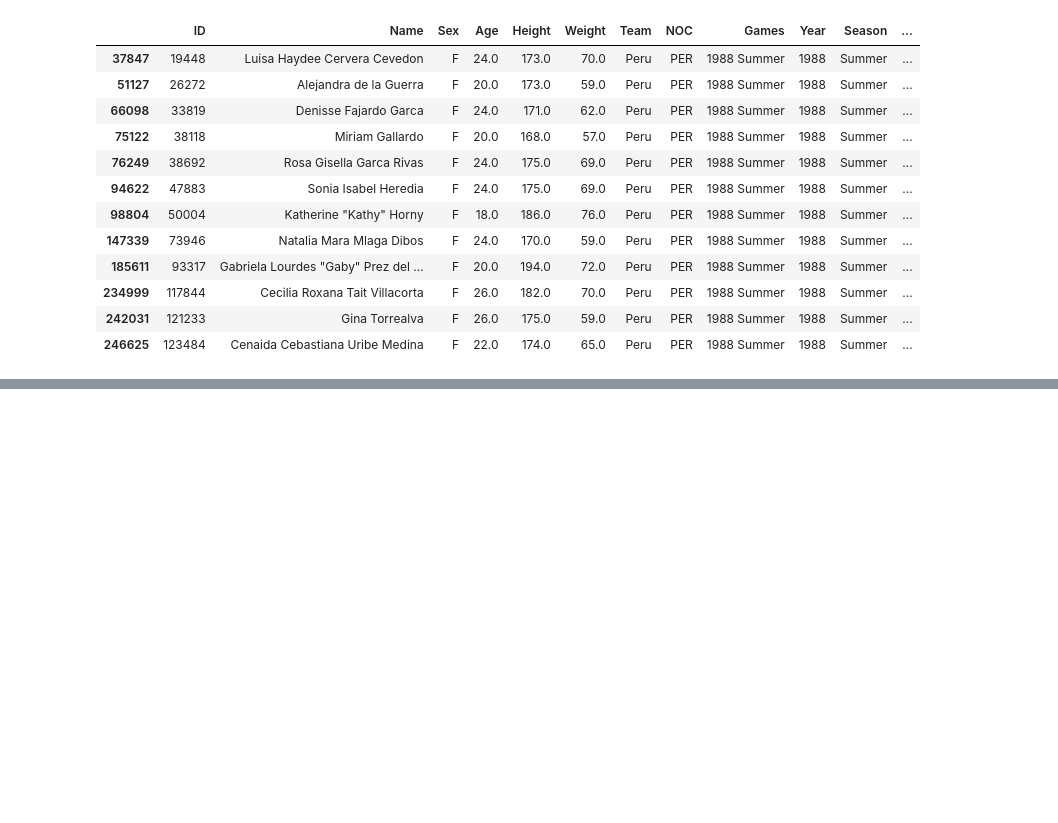
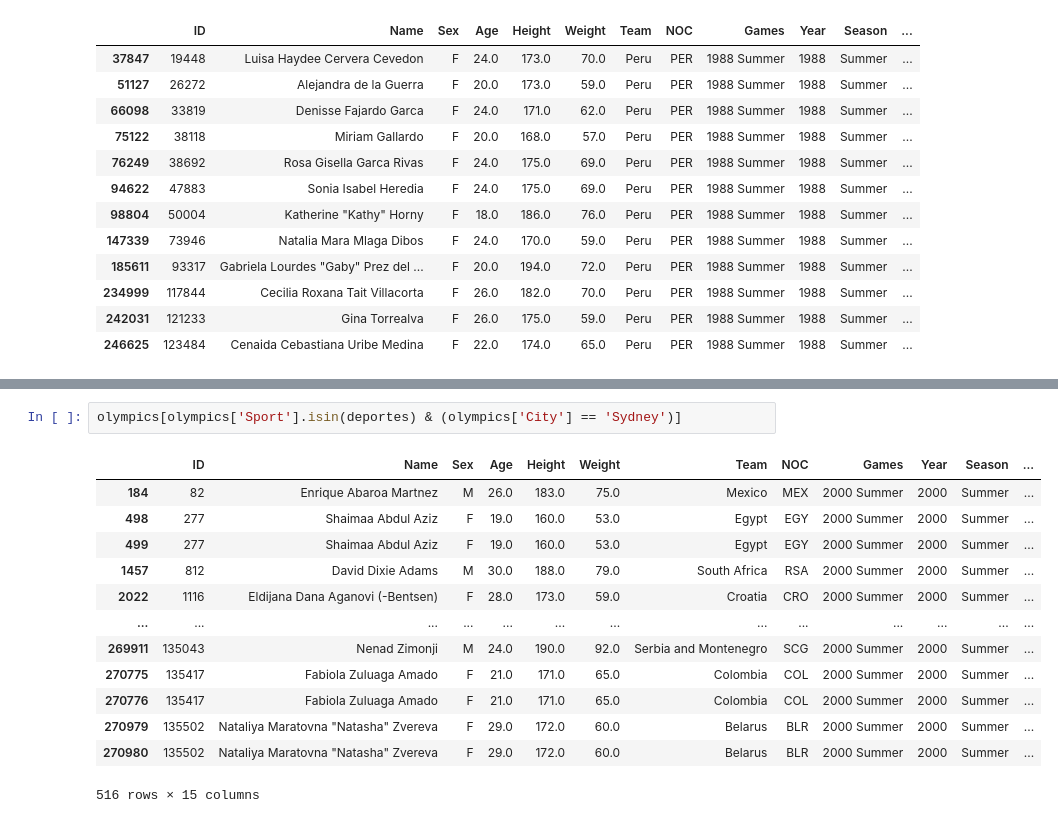
Before and after one commit to oscargbocanegra/learning, a Jupyter notebook: MachineLearning/c-udemy-analisis-datos-python-3/notebooks/04-manipulacion-datos-pandas.ipynb, the cells around one changed output, grey strips where cells are left out. Cells and saved outputs as stored; diff of their text form; blank space fills up the shorter version.

```diff
--- a/MachineLearning/c-udemy-analisis-datos-python-3/notebooks/04-manipulacion-datos-pandas.ipynb
+++ b/MachineLearning/c-udemy-analisis-datos-python-3/notebooks/04-manipulacion-datos-pandas.ipynb
@@ -103,0 +159,16 @@ olympics.query('(NOC == "PER") & (Sport == "Volleyball") & (Year == 1988) & (Med
+# %%
+olympics[olympics['Sport'].isin(deportes) & (olympics['City'] == 'Sydney')]
+# %% [output]
+|  | ID | Name | Sex | Age | Height | Weight | Team | NOC | Games | Year | Season | ... |
+| 184 | 82 | Enrique Abaroa Martnez | M | 26.0 | 183.0 | 75.0 | Mexico | MEX | 2000 Summer | 2000 | Summer | ... |
+| 498 | 277 | Shaimaa Abdul Aziz | F | 19.0 | 160.0 | 53.0 | Egypt | EGY | 2000 Summer | 2000 | Summer | ... |
+| 499 | 277 | Shaimaa Abdul Aziz | F | 19.0 | 160.0 | 53.0 | Egypt | EGY | 2000 Summer | 2000 | Summer | ... |
+| 1457 | 812 | David Dixie Adams | M | 30.0 | 188.0 | 79.0 | South Africa | RSA | 2000 Summer | 2000 | Summer | ... |
+| 2022 | 1116 | Eldijana Dana Aganovi (-Bentsen) | F | 28.0 | 173.0 | 59.0 | Croatia | CRO | 2000 Summer | 2000 | Summer | ... |
+| ... | ... | ... | ... | ... | ... | ... | ... | ... | ... | ... | ... | ... |
+| 269911 | 135043 | Nenad Zimonji | M | 24.0 | 190.0 | 92.0 | Serbia and Montenegro | SCG | 2000 Summer | 2000 | Summer | ... |
+| 270775 | 135417 | Fabiola Zuluaga Amado | F | 21.0 | 171.0 | 65.0 | Colombia | COL | 2000 Summer | 2000 | Summer | ... |
+| 270776 | 135417 | Fabiola Zuluaga Amado | F | 21.0 | 171.0 | 65.0 | Colombia | COL | 2000 Summer | 2000 | Summer | ... |
+| 270979 | 135502 | Nataliya Maratovna "Natasha" Zvereva | F | 29.0 | 172.0 | 60.0 | Belarus | BLR | 2000 Summer | 2000 | Summer | ... |
+| 270980 | 135502 | Nataliya Maratovna "Natasha" Zvereva | F | 29.0 | 172.0 | 60.0 | Belarus | BLR | 2000 Summer | 2000 | Summer | ... |
+516 rows × 15 columns
```
Also changed, not shown: parts of 11 cells of this notebook.
